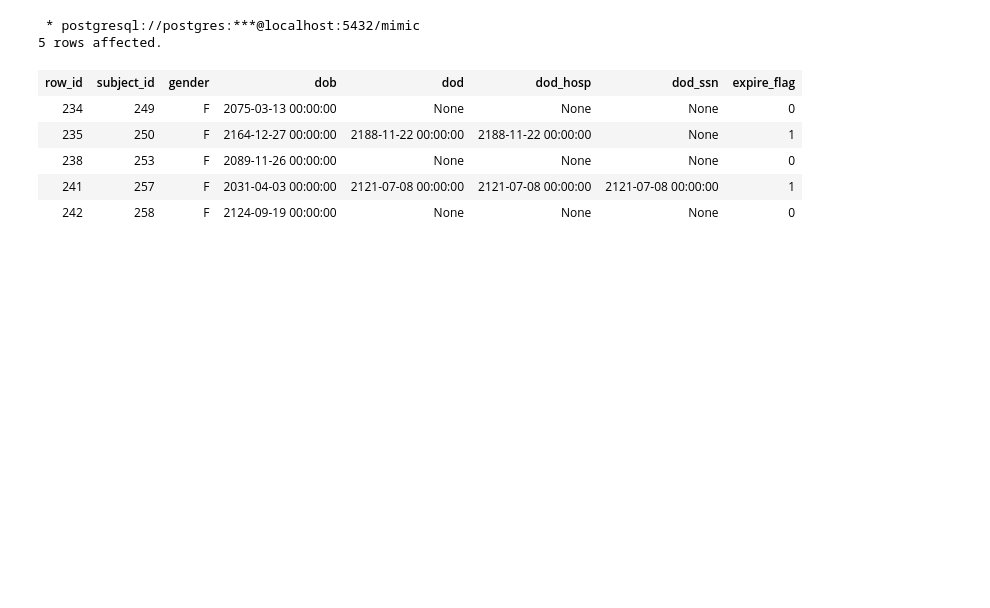
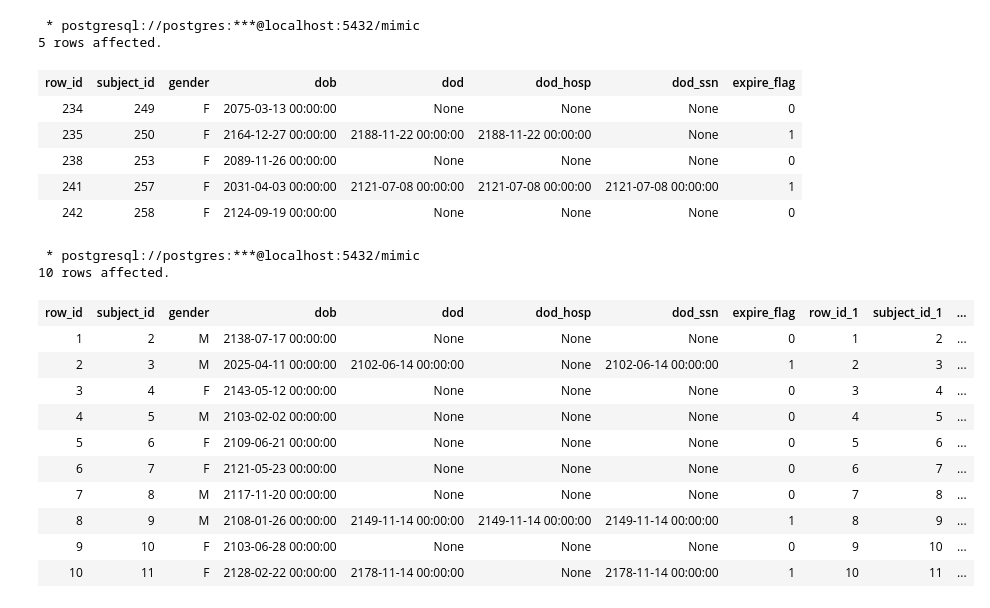
Before and after one commit to derek-y-lee/uclabiostat-thesis, a Jupyter notebook: mimic3-data.ipynb, the cells around one changed output. Drawn from its saved outputs; the diff is of its cells as text; code cells hidden in the pictures; blank space fills up the shorter version.

Commit message:
started adding the mimic tables wanted for analysis

```diff
--- a/mimic3-data.ipynb
+++ b/mimic3-data.ipynb
@@ -82,3 +66,24 @@ LIMIT 5;
 | 238 | 253 | F | 2089-11-26 00:00:00 | None | None | None | 0 |
 | 241 | 257 | F | 2031-04-03 00:00:00 | 2121-07-08 00:00:00 | 2121-07-08 00:00:00 | 2121-07-08 00:00:00 | 1 |
 | 242 | 258 | F | 2124-09-19 00:00:00 | None | None | None | 0 |
+# %%
+%%sql
+
+SELECT * FROM mimiciii."patients"
+INNER JOIN mimiciii."admissions"
+ON mimiciii."patients".subject_id = mimiciii."admissions".subject_id
+LIMIT 10;
+# %% [output]
+ * postgresql://postgres:***@localhost:5432/mimic
+10 rows affected.
+| row_id | subject_id | gender | dob | dod | dod_hosp | dod_ssn | expire_flag | row_id_1 | subject_id_1 | ... |
+| 1 | 2 | M | 2138-07-17 00:00:00 | None | None | None | 0 | 1 | 2 | ... |
+| 2 | 3 | M | 2025-04-11 00:00:00 | 2102-06-14 00:00:00 | None | 2102-06-14 00:00:00 | 1 | 2 | 3 | ... |
+| 3 | 4 | F | 2143-05-12 00:00:00 | None | None | None | 0 | 3 | 4 | ... |
+| 4 | 5 | M | 2103-02-02 00:00:00 | None | None | None | 0 | 4 | 5 | ... |
+| 5 | 6 | F | 2109-06-21 00:00:00 | None | None | None | 0 | 5 | 6 | ... |
+| 6 | 7 | F | 2121-05-23 00:00:00 | None | None | None | 0 | 6 | 7 | ... |
+| 7 | 8 | M | 2117-11-20 00:00:00 | None | None | None | 0 | 7 | 8 | ... |
+| 8 | 9 | M | 2108-01-26 00:00:00 | 2149-11-14 00:00:00 | 2149-11-14 00:00:00 | 2149-11-14 00:00:00 | 1 | 8 | 9 | ... |
+| 9 | 10 | F | 2103-06-28 00:00:00 | None | None | None | 0 | 9 | 10 | ... |
+| 10 | 11 | F | 2128-02-22 00:00:00 | 2178-11-14 00:00:00 | None | 2178-11-14 00:00:00 | 1 | 10 | 11 | ... |
```
Also changed, not shown: parts of 14 cells of this notebook.
